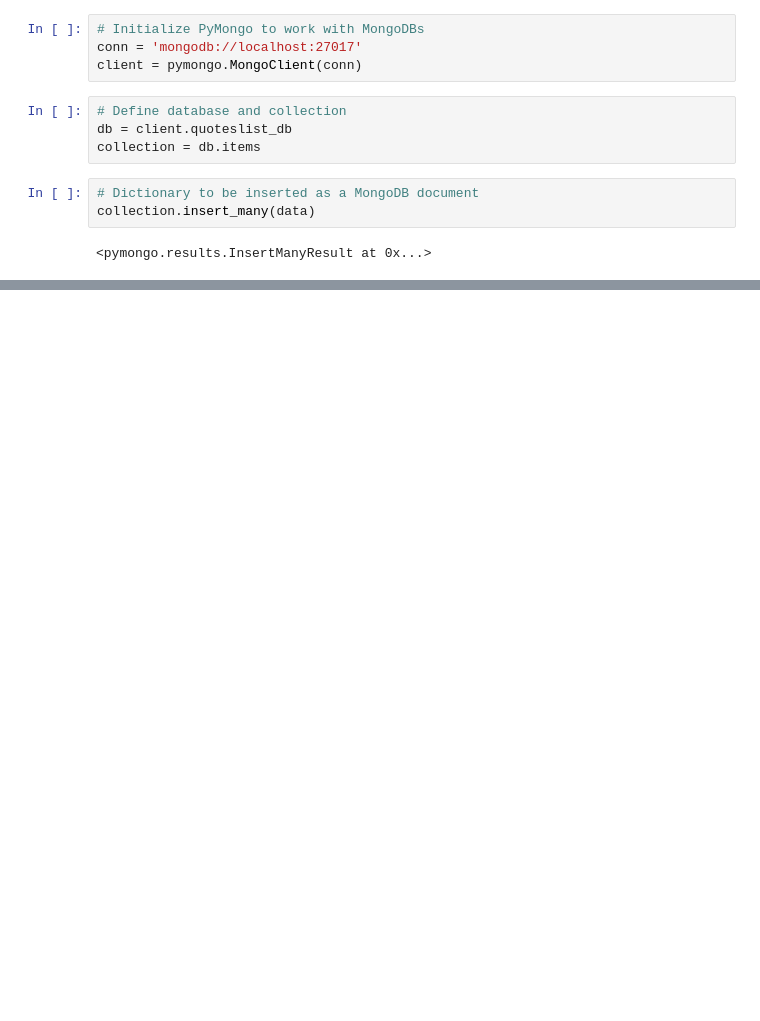
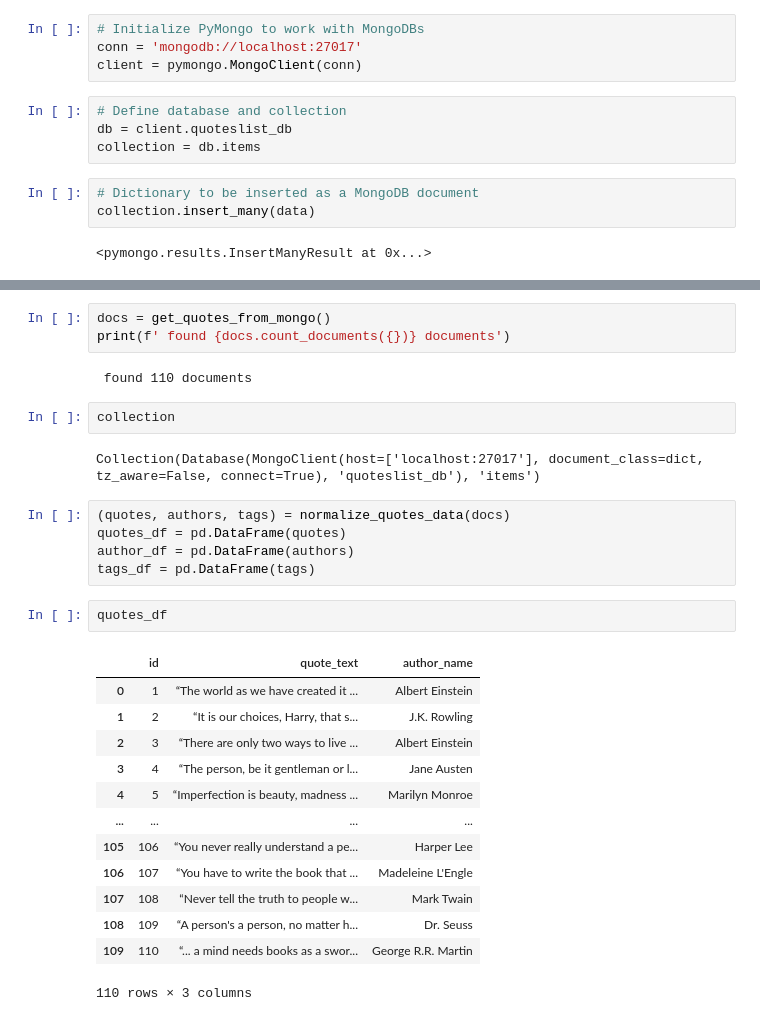
Before and after one commit to elz-harri/ETL-Project, a Jupyter notebook: WebScraping.ipynb, the cells around one changed output, grey strips where cells are left out. Cells and saved outputs as stored; diff of their text form; blank space fills up the shorter version.

```diff
--- a/WebScraping.ipynb
+++ b/WebScraping.ipynb
@@ -151,0 +193,30 @@ collection.insert_many(data)
+# %%
+docs = get_quotes_from_mongo()
+print(f' found {docs.count_documents({})} documents')
+# %% [output]
+ found 110 documents
+# %%
+collection
+# %% [output]
+Collection(Database(MongoClient(host=['localhost:27017'], document_class=dict, tz_aware=False, connect=True), 'quoteslist_db'), 'items')
+# %%
+(quotes, authors, tags) = normalize_quotes_data(docs)
+quotes_df = pd.DataFrame(quotes)
+author_df = pd.DataFrame(authors)
+tags_df = pd.DataFrame(tags)
+# %%
+quotes_df
+# %% [output]
+|  | id | quote_text | author_name |
+| 0 | 1 | “The world as we have created it ... | Albert Einstein |
+| 1 | 2 | “It is our choices, Harry, that s... | J.K. Rowling |
+| 2 | 3 | “There are only two ways to live ... | Albert Einstein |
+| 3 | 4 | “The person, be it gentleman or l... | Jane Austen |
+| 4 | 5 | “Imperfection is beauty, madness ... | Marilyn Monroe |
+| ... | ... | ... | ... |
+| 105 | 106 | “You never really understand a pe... | Harper Lee |
+| 106 | 107 | “You have to write the book that ... | Madeleine L'Engle |
+| 107 | 108 | “Never tell the truth to people w... | Mark Twain |
+| 108 | 109 | “A person's a person, no matter h... | Dr. Seuss |
+| 109 | 110 | “... a mind needs books as a swor... | George R.R. Martin |
+110 rows × 3 columns
```
Also changed, not shown: parts of 14 cells of this notebook, 1 other file.
